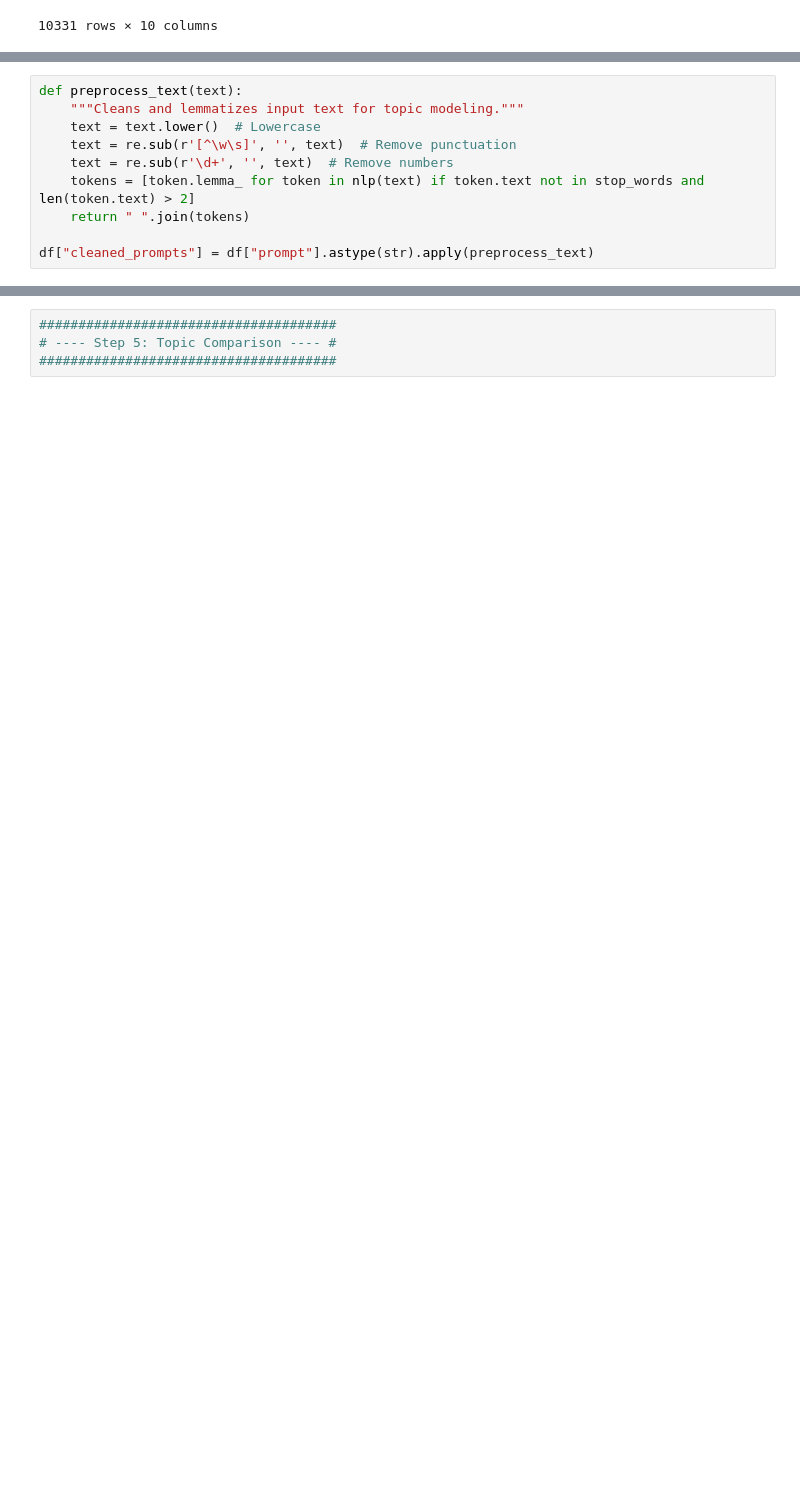
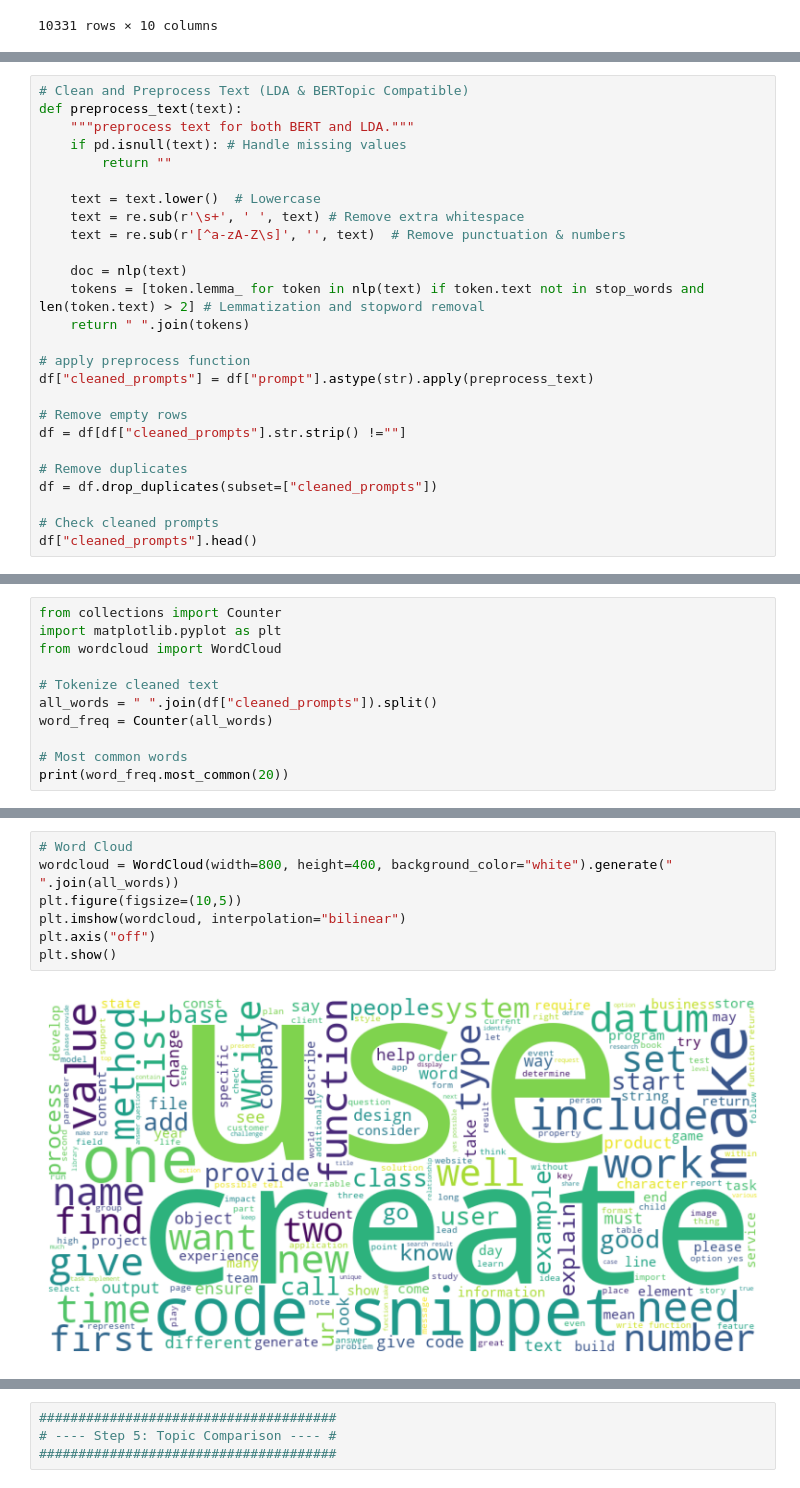
Before and after one commit to GSA/Customer-Data-Survey-Analysis, a Jupyter notebook: Notebooks/Classifier/Topic Model for GSAi.ipynb, the cells around one changed output, grey strips where cells are left out. Saved outputs shown, nothing was run; the diff lists cells and outputs as text; blank space fills up the shorter version.

Commit message:
Pushing LDAvis Topic Model

```diff
--- a/Notebooks/Classifier/Topic Model for GSAi.ipynb
+++ b/Notebooks/Classifier/Topic Model for GSAi.ipynb
@@ -97,11 +128,27 @@ df
 ############################################
 # %%
+# Clean and Preprocess Text (LDA & BERTopic Compatible)
 def preprocess_text(text):
-    """Cleans and lemmatizes input text for topic modeling."""
+    """preprocess text for both BERT and LDA."""
+    if pd.isnull(text): # Handle missing values
+        return ""
+
     text = text.lower()  # Lowercase
-    text = re.sub(r'[^\w\s]', '', text)  # Remove punctuation
-    text = re.sub(r'\d+', '', text)  # Remove numbers
-    tokens = [token.lemma_ for token in nlp(text) if token.text not in stop_words and len(token.text) > 2]
+    text = re.sub(r'\s+', ' ', text) # Remove extra whitespace
+    text = re.sub(r'[^a-zA-Z\s]', '', text)  # Remove punctuation & numbers
+
+    doc = nlp(text)
+    tokens = [token.lemma_ for token in nlp(text) if token.text not in stop_words and len(token.text) > 2] # Lemmatization and stopword removal
     return " ".join(tokens)
 
+# apply preprocess function
 df["cleaned_prompts"] = df["prompt"].astype(str).apply(preprocess_text)
+
+# Remove empty rows
+df = df[df["cleaned_prompts"].str.strip() !=""]
+
+# Remove duplicates
+df = df.drop_duplicates(subset=["cleaned_prompts"])
+
+# Check cleaned prompts
+df["cleaned_prompts"].head()
@@ -107,0 +164,11 @@ df["cleaned_prompts"] = df["prompt"].astype(str).apply(preprocess_text)
+# %%
+from collections import Counter
+import matplotlib.pyplot as plt
+from wordcloud import WordCloud
+
+# Tokenize cleaned text
+all_words = " ".join(df["cleaned_prompts"]).split()
+word_freq = Counter(all_words)
+
+# Most common words
+print(word_freq.most_common(20))
@@ -107,0 +177,9 @@ df["cleaned_prompts"] = df["prompt"].astype(str).apply(preprocess_text)
+# %%
+# Word Cloud
+wordcloud = WordCloud(width=800, height=400, background_color="white").generate(" ".join(all_words))
+plt.figure(figsize=(10,5))
+plt.imshow(wordcloud, interpolation="bilinear")
+plt.axis("off")
+plt.show()
+# %% [output]
+[figure, added]
```
Also changed, not shown: parts of 25 cells of this notebook, 2 other files.
